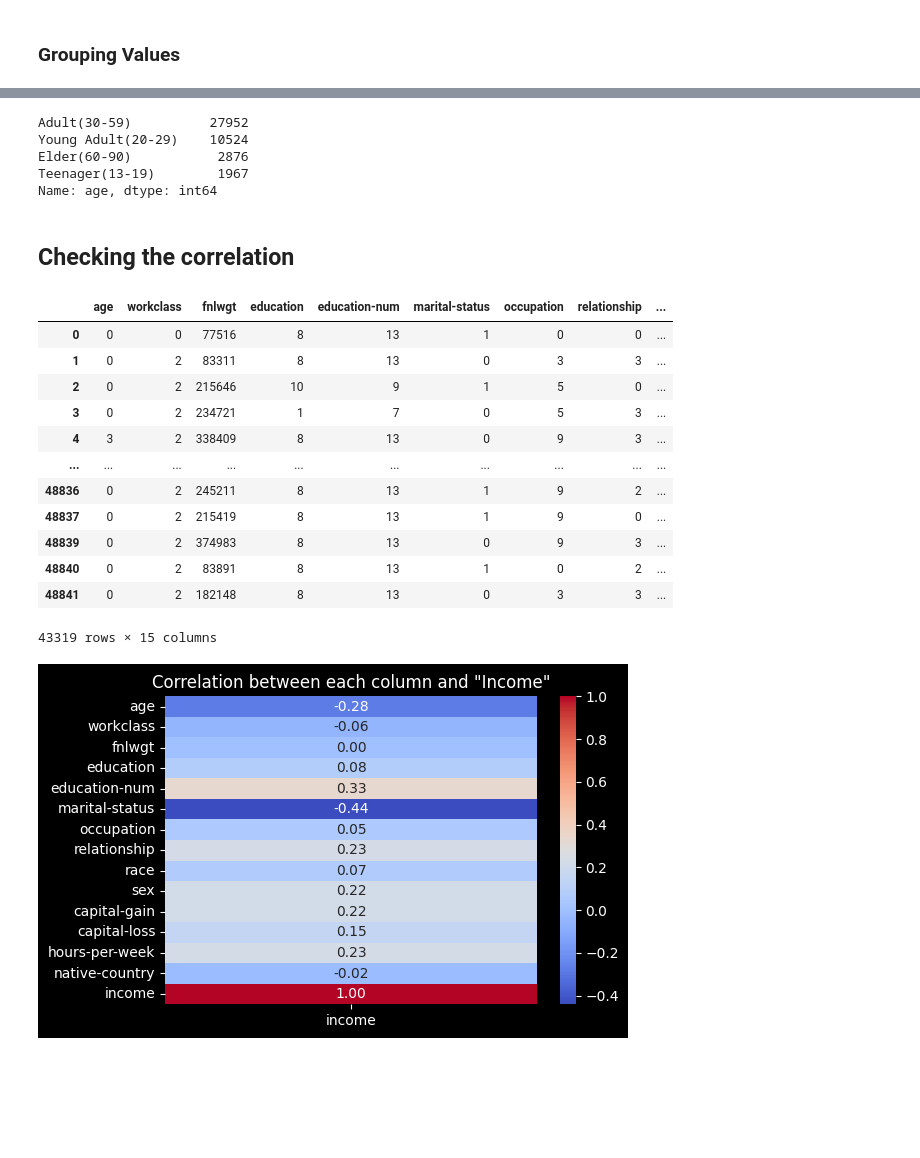
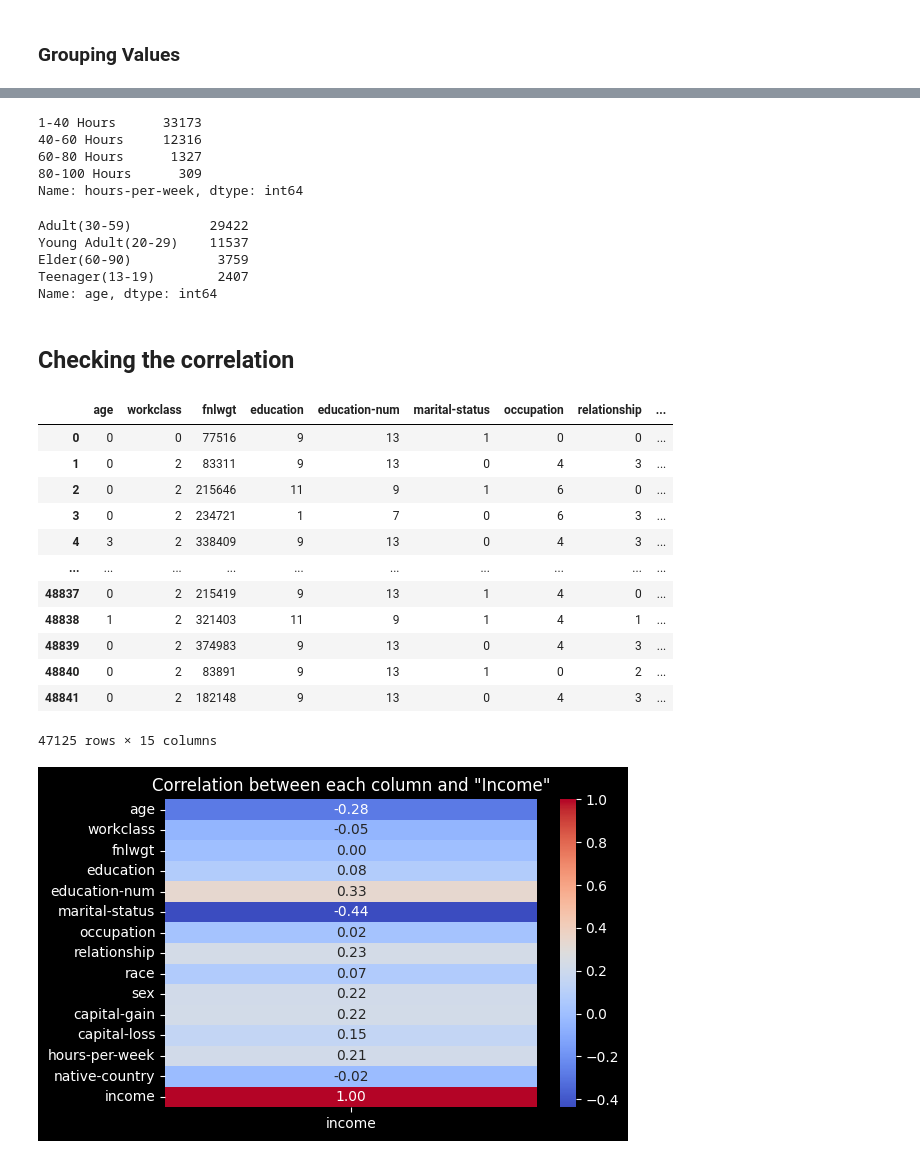
Before and after one commit to Lafri-13/Adult-Census-Income-Classification, a Jupyter notebook: CM2604_ML_CW.ipynb, the cells around one changed output, grey strips where cells are left out. Drawn from its saved outputs; the diff is of its cells as text; code cells hidden in the pictures; blank space fills up the shorter version.

```diff
--- a/CM2604_ML_CW.ipynb
+++ b/CM2604_ML_CW.ipynb
@@ -389,4 +417,0 @@ outliers_education_num.shape
-# %%
-# Drop outliers from the DataFrame
-X_data = X_data.drop(outliers_education_num.index)
-X_data.shape
@@ -528,0 +581,19 @@ Name: native-country, dtype: int64
+# %%
+group_occupation = {
+    'Professionals': ['Prof-specialty', 'Exec-managerial', 'Tech-support'],
+    'Crafts and Repair': ['Craft-repair', 'Machine-op-inspct'],
+    'Administrative': ['Adm-clerical'],
+    'Sales': ['Sales'],
+    'Service': ['Other-service', 'Handlers-cleaners', 'Protective-serv', 'Priv-house-serv'],
+    'Transportation': ['Transport-moving'],
+    'Farming-Fishing': ['Farming-fishing'],
+    'Armed-Forces': ['Armed-Forces']
+}
+
+def grouping_occupation(occupation):
+  for group, types in group_occupation.items():
+    if occupation in types:
+      return group
+  return "Unkonwn"
+
+X_data['occupation'] = X_data['occupation'].apply(grouping_occupation)
@@ -529,3 +612,25 @@ Name: native-country, dtype: int64
+# %%
+def grouping_hours_per_week(hours_per_week):
+  if 1 <= hours_per_week <= 40:
+    return '1-40 Hours'
+  elif 40 <= hours_per_week	<= 60:
+    return '40-60 Hours'
+  elif 60 <= hours_per_week	<= 80:
+    return '60-80 Hours'
+  elif 80 <= hours_per_week	<= 100:
+    return '80-100 Hours'
+  else:
+    return 'Other'
+
+X_data['hours-per-week'] = X_data['hours-per-week'].apply(grouping_hours_per_week)
+# %%
+X_data['hours-per-week'].value_counts()
+# %% [output]
+1-40 Hours      33173
+40-60 Hours     12316
+60-80 Hours      1327
+80-100 Hours      309
+Name: hours-per-week, dtype: int64
 # %%
 def grouping_age(age):
   if 17 <= age <= 19:
@@ -543,10 +648,10 @@ X_data['age'] = X_data['age'].apply(grouping_age)
 # %%
 X_data['age'].value_counts()
 # %% [output]
-Adult(30-59)          27952
-Young Adult(20-29)    10524
-Elder(60-90)           2876
-Teenager(13-19)        1967
+Adult(30-59)          29422
+Young Adult(20-29)    11537
+Elder(60-90)           3759
+Teenager(13-19)        2407
 Name: age, dtype: int64
 # %% [markdown]
 ## Checking the correlation
@@ -555,33 +660,34 @@ X_data_cor = X_data.copy()
 # %%
 from sklearn.preprocessing import LabelEncoder
 label_encoder = LabelEncoder()
 
 X_data_cor['age'] = label_encoder.fit_transform(X_data_cor['age'])
 X_data_cor['workclass'] = label_encoder.fit_transform(X_data_cor['workclass'])
 X_data_cor['education'] = label_encoder.fit_transform(X_data_cor['education'])
 X_data_cor['marital-status'] = label_encoder.fit_transform(X_data_cor['marital-status'])
 X_data_cor['occupation'] = label_encoder.fit_transform(X_data_cor['occupation'])
 X_data_cor['relationship'] = label_encoder.fit_transform(X_data_cor['relationship'])
 X_data_cor['race'] = label_encoder.fit_transform(X_data_cor['race'])
 X_data_cor['sex'] = label_encoder.fit_transform(X_data_cor['sex'])
+X_data_cor['hours-per-week'] = label_encoder.fit_transform(X_data_cor['hours-per-week'])
 X_data_cor['native-country'] = label_encoder.fit_transform(X_data_cor['native-country'])
 X_data_cor['income'] = label_encoder.fit_transform(X_data_cor['income'])
 
 X_data_cor
 # %% [output]
 |  | age | workclass | fnlwgt | education | education-num | marital-status | occupation | relationship | ... |
-| 0 | 0 | 0 | 77516 | 8 | 13 | 1 | 0 | 0 | ... |
-| 1 | 0 | 2 | 83311 | 8 | 13 | 0 | 3 | 3 | ... |
-| 2 | 0 | 2 | 215646 | 10 | 9 | 1 | 5 | 0 | ... |
-| 3 | 0 | 2 | 234721 | 1 | 7 | 0 | 5 | 3 | ... |
-| 4 | 3 | 2 | 338409 | 8 | 13 | 0 | 9 | 3 | ... |
+| 0 | 0 | 0 | 77516 | 9 | 13 | 1 | 0 | 0 | ... |
+| 1 | 0 | 2 | 83311 | 9 | 13 | 0 | 4 | 3 | ... |
+| 2 | 0 | 2 | 215646 | 11 | 9 | 1 | 6 | 0 | ... |
+| 3 | 0 | 2 | 234721 | 1 | 7 | 0 | 6 | 3 | ... |
+| 4 | 3 | 2 | 338409 | 9 | 13 | 0 | 4 | 3 | ... |
 | ... | ... | ... | ... | ... | ... | ... | ... | ... | ... |
-| 48836 | 0 | 2 | 245211 | 8 | 13 | 1 | 9 | 2 | ... |
-| 48837 | 0 | 2 | 215419 | 8 | 13 | 1 | 9 | 0 | ... |
-| 48839 | 0 | 2 | 374983 | 8 | 13 | 0 | 9 | 3 | ... |
-| 48840 | 0 | 2 | 83891 | 8 | 13 | 1 | 0 | 2 | ... |
-| 48841 | 0 | 2 | 182148 | 8 | 13 | 0 | 3 | 3 | ... |
+| 48837 | 0 | 2 | 215419 | 9 | 13 | 1 | 4 | 0 | ... |
+| 48838 | 1 | 2 | 321403 | 11 | 9 | 1 | 4 | 1 | ... |
+| 48839 | 0 | 2 | 374983 | 9 | 13 | 0 | 4 | 3 | ... |
+| 48840 | 0 | 2 | 83891 | 9 | 13 | 1 | 0 | 2 | ... |
+| 48841 | 0 | 2 | 182148 | 9 | 13 | 0 | 4 | 3 | ... |
-43319 rows × 15 columns
+47125 rows × 15 columns
 # %%
 import seaborn as sns
 import matplotlib.pyplot as plt
```
Also changed, not shown: parts of 38 cells of this notebook.
